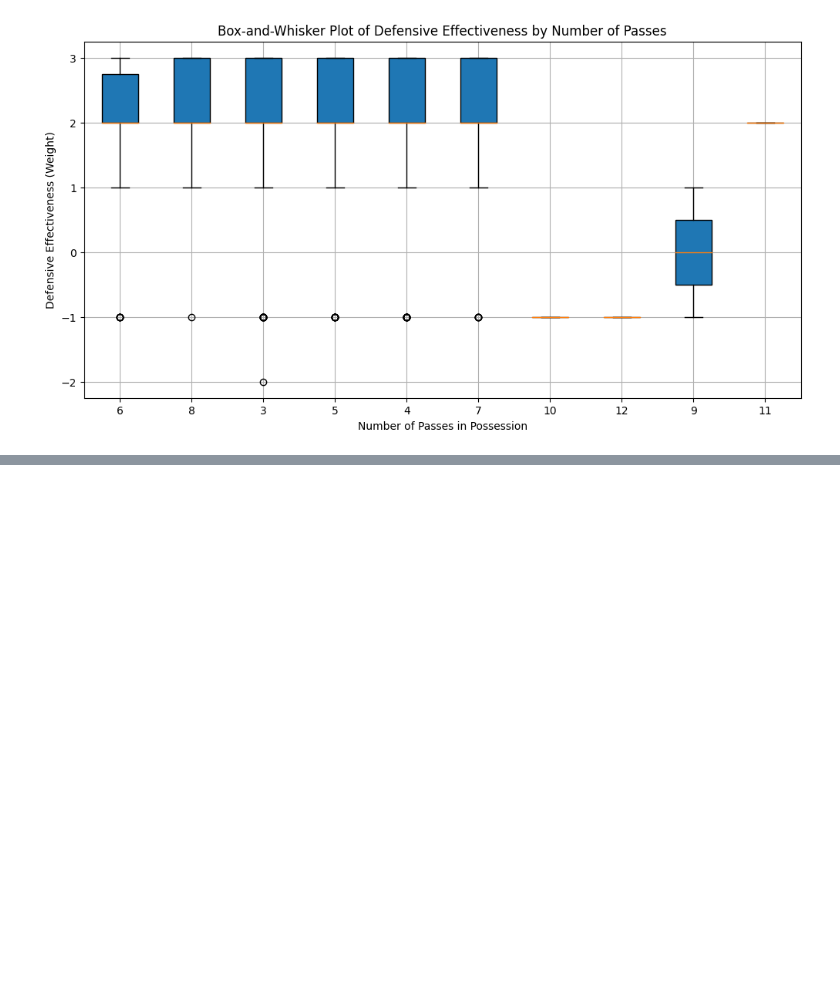
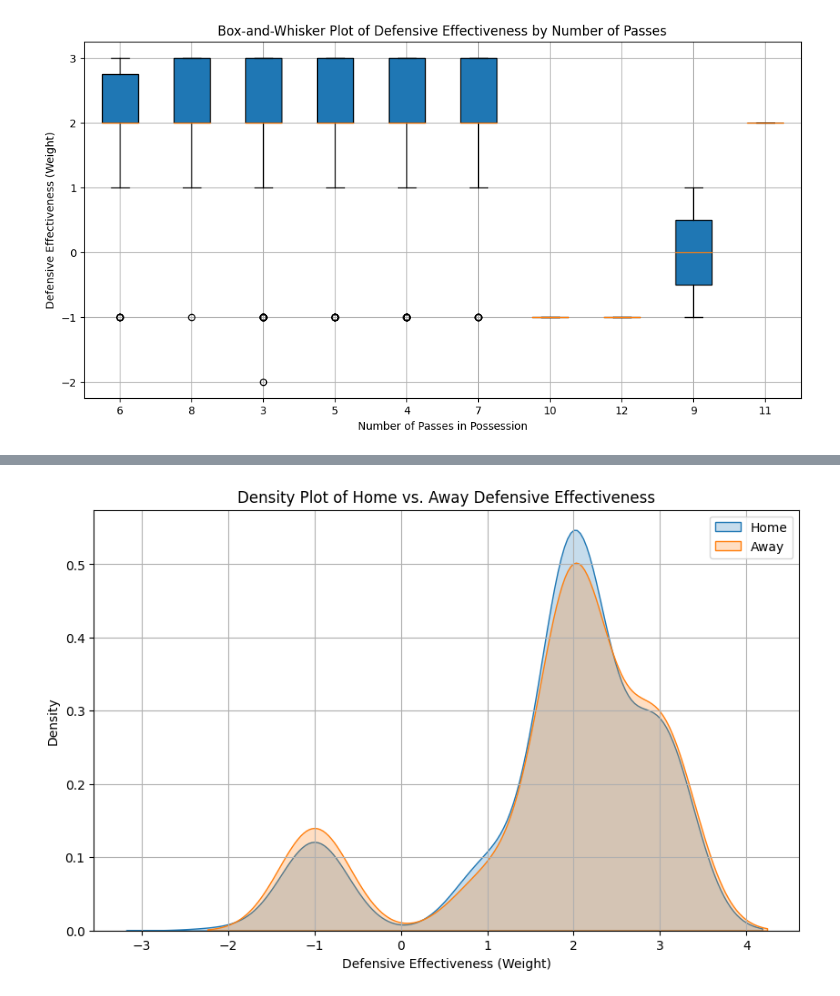
Before and after one commit to Jonathannsegal/networks, a Jupyter notebook: analysis.ipynb, the cells around one changed output, grey strips where cells are left out. Cells and saved outputs as stored; diff of their text form; code cells hidden in the pictures; blank space fills up the shorter version.

Commit message:
more analysis

```diff
--- a/analysis.ipynb
+++ b/analysis.ipynb
@@ -92,0 +126,40 @@ plot_box_and_whisker_passes_vs_effectiveness()
+# %%
+import seaborn as sns
+import matplotlib.pyplot as plt
+
+def determine_defending_team(passes, home_players, guest_players):
+    # Assuming the first pass indicates who has the ball
+    if passes[0]['pass_from'] in home_players:
+        return 'away'
+    else:
+        return 'home'
+
+def perform_density_analysis():
+    possessions = read_data_for_jonathan()
+
+    home_defense_weights = []
+    away_defense_weights = []
+
+    for possession in possessions:
+        if 'Passes' in possession and possession['Passes']:
+            defending_team = determine_defending_team(possession['Passes'],
+                                                      possession['Passes'][0]['snapshots'][0]['HomePlayers'],
+                                                      possession['Passes'][0]['snapshots'][0]['GuestPlayers'])
+            if defending_team == 'home':
+                home_defense_weights.append(possession['Weight'])
+            else:
+                away_defense_weights.append(possession['Weight'])
+
+    # Density Plot
+    plt.figure(figsize=(10, 6))
+    sns.kdeplot(home_defense_weights, label='Home', fill=True)
+    sns.kdeplot(away_defense_weights, label='Away', fill=True)
+    plt.xlabel('Defensive Effectiveness (Weight)')
+    plt.title('Density Plot of Home vs. Away Defensive Effectiveness')
+    plt.legend()
+    plt.grid(True)
+    plt.show()
+
+perform_density_analysis()
+# %% [output]
+[figure, added]
```
Also changed, not shown: parts of 4 cells of this notebook.
